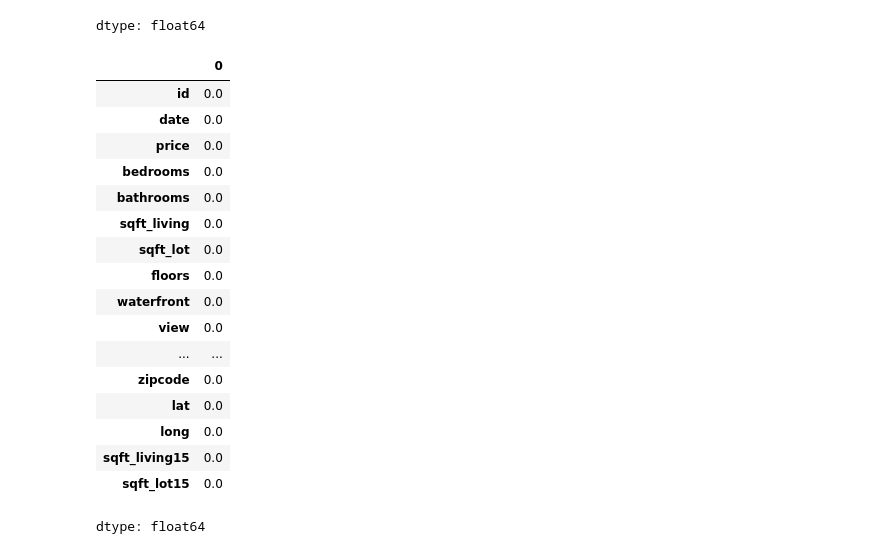
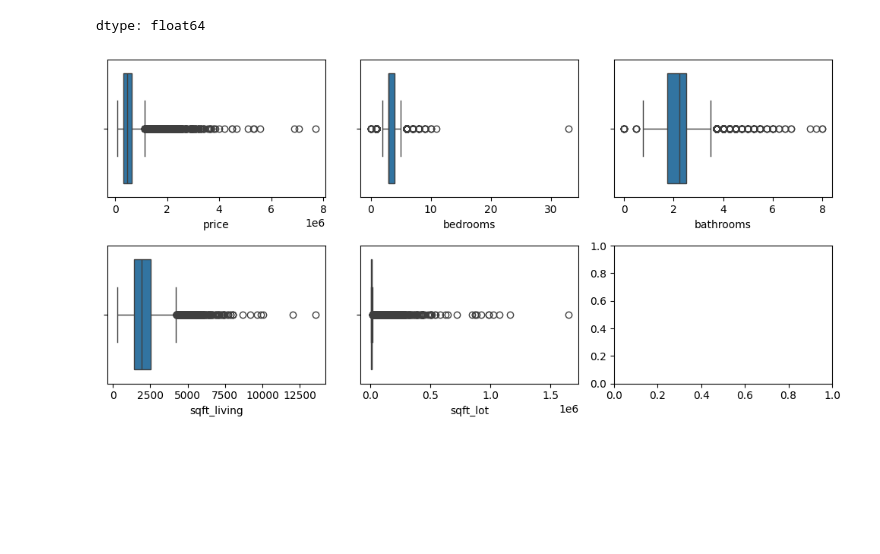
Before and after one commit to elliotb01/linear-regression-machine-learning, a Jupyter notebook: LinearRegression.ipynb, the cells around one changed output. Cells and saved outputs as stored; diff of their text form; code cells hidden in the pictures; blank space fills up the shorter version.

```diff
--- a/LinearRegression.ipynb
+++ b/LinearRegression.ipynb
@@ -30,28 +30,24 @@ houses.info()
 | sqft_living15 | 0.0 |
 | sqft_lot15 | 0.0 |
 dtype: float64
-# %%
-# Data Cleaning
-
-# Checking for any Null Values
-
-houses.isnull().sum()*100/houses.shape[0]
-# %% [output]
-|  | 0 |
-| id | 0.0 |
-| date | 0.0 |
-| price | 0.0 |
-| bedrooms | 0.0 |
-| bathrooms | 0.0 |
-| sqft_living | 0.0 |
-| sqft_lot | 0.0 |
-| floors | 0.0 |
-| waterfront | 0.0 |
-| view | 0.0 |
-| ... | ... |
-| zipcode | 0.0 |
-| lat | 0.0 |
-| long | 0.0 |
-| sqft_living15 | 0.0 |
-| sqft_lot15 | 0.0 |
-dtype: float64
+# %%
+# Data Cleaning
+
+# Checking for any Null Values
+
+houses.isnull().sum()*100/houses.shape[0]
+
+# Looking for outliers
+
+fig, axis = plt.subplots(2,3, figsize = (10,5))
+
+plot1 = sns.boxplot(x=houses['price'], ax = axis[0,0])
+plot2 = sns.boxplot(x=houses['bedrooms'], ax = axis[0,1])
+plot3 = sns.boxplot(x=houses['bathrooms'], ax = axis[0,2])
+plot1 = sns.boxplot(x=houses['sqft_living'], ax = axis[1,0])
+plot2 = sns.boxplot(x=houses['sqft_lot'], ax = axis[1,1])
+
+
+plt.tight_layout()
+# %% [output]
+[figure, added]
```
Also changed, not shown: parts of 1 cell of this notebook.
